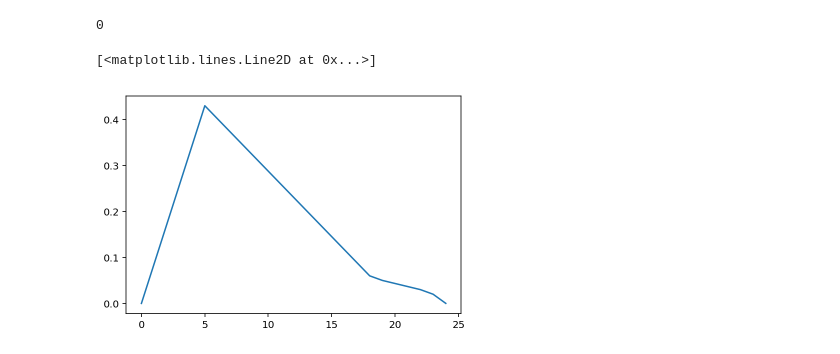
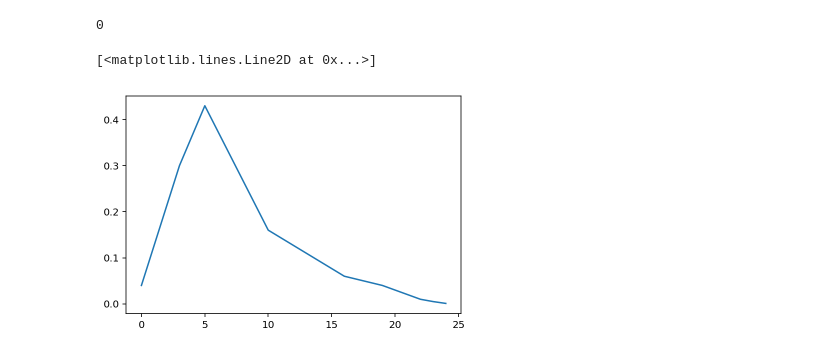
Before and after one commit to kkrunal77/EVA, a Jupyter notebook: DN_with_aug.ipynb, the cells around one changed output. Saved outputs shown, nothing was run; the diff lists cells and outputs as text; code cells hidden in the pictures.

```diff
--- a/DN_with_aug.ipynb
+++ b/DN_with_aug.ipynb
@@ -643,8 +649,9 @@ def combined_aug(imgs,epoch):
 # from albumentations.augmentations.transforms.albumentations.RGBShift()
 # %%
 # lr_schedule = lambda t: np.interp([t], [0.0001, (EPOCHS+1)//5, EPOCHS-3, EPOCHS-2,EPOCHS-1, EPOCHS-0.1], [0, 0.4, 0.08,0.05,0.01,0.001])[0]
-# lr_schedule = lambda t: np.interp([t], [0,     3,    5,    10,    16,    19,   22,   23  ,24],
-#                                        [0.04,  0.3, 0.43,  0.16, 0.06, 0.04, 0.01, 0.001, 0.0001])[0]
+lr_schedule = lambda t: np.interp([t], [0,     3,    5,    10,    16,    19,   22,   23  ,24],
+                                       [0.04,  0.3, 0.43,  0.16, 0.06, 0.04, 0.01, 0.005, 0.001])[0]
+# lr_schedule = lambda t: np.interp([t], [0.001, 5, 18, 19, 22, 23, 24], [0, 0.43, 0.06, 0.05, 0.03,0.02,0.0001])[0]
 
 lr=[]
 ep=[]
@@ -653,12 +660,12 @@ for i in range(25):
     ep.append(i)
 # %%
 # This LR best 20 epoch
-lr_schedule = lambda t: np.interp([t], [0.001, 5, 18, 19, 22, 23, 24], [0, 0.43, 0.06, 0.05, 0.03,0.02,0.0001])[0]
+# lr_schedule = lambda t: np.interp([t], [0.001, 5, 18, 19, 22, 23, 24], [0, 0.43, 0.06, 0.05, 0.03,0.02,0.0001])[0]
 import matplotlib.pyplot as plt
 plt.plot(ep, lr)
 # %% [output]
 [<matplotlib.lines.Line2D at 0x...>]
-[figure, old version]
+[figure, new version]
 # %%
 
 # t1 = time.time()
```
Also changed, not shown: parts of 4 cells of this notebook.
